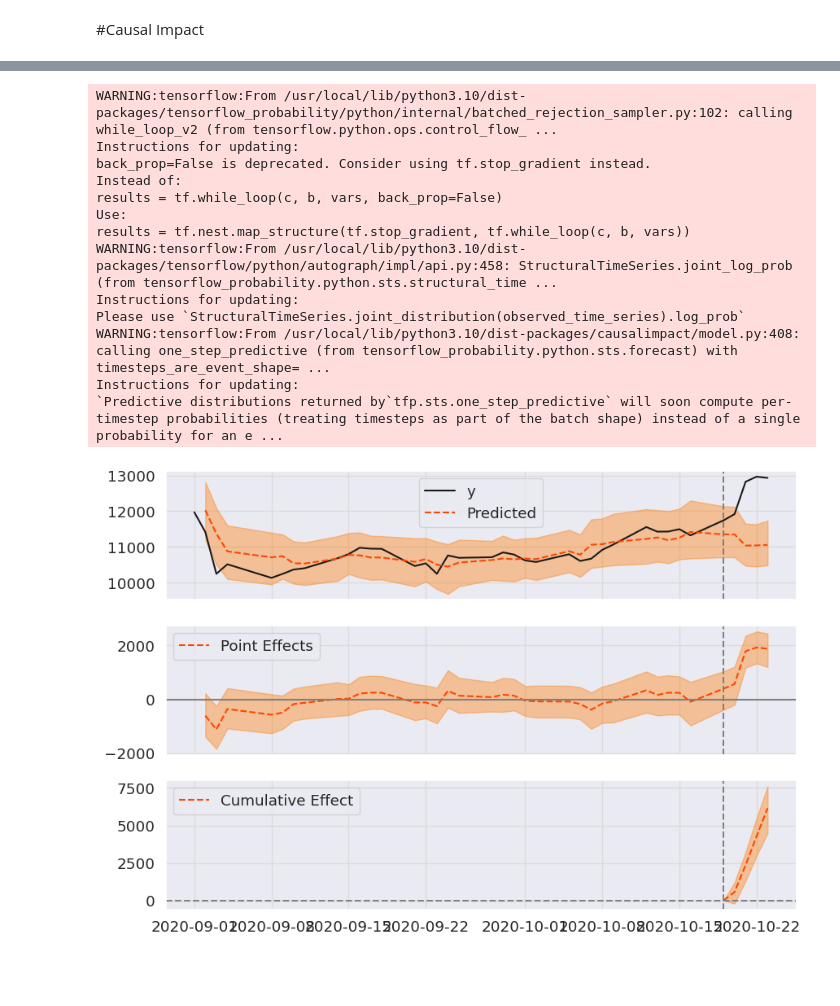
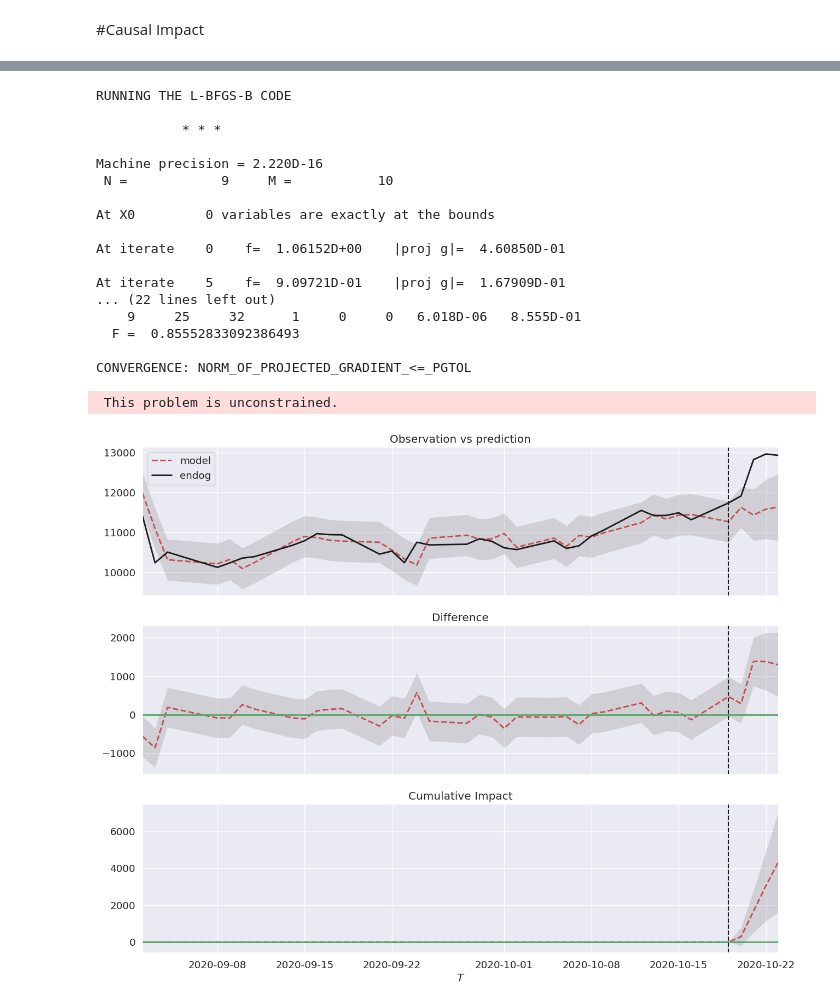
Before and after one commit to jcketterer/ztm_econometrics_and_casual_inference, a Jupyter notebook: google_causal_impact/Google_Causal_Impact.ipynb, the cells around one changed output, grey strips where cells are left out. Cells and saved outputs as stored; diff of their text form; code cells hidden in the pictures; blank space fills up the shorter version.

Commit message:
finished causal impact and demoed matching

```diff
--- a/google_causal_impact/Google_Causal_Impact.ipynb
+++ b/google_causal_impact/Google_Causal_Impact.ipynb
@@ -36,7 +33,7 @@ Date
 Name: y, dtype: float64
 # %%
 #Load more stock data
-stocks = ["ZAL.DE", "SQ", "CRSP", "TRMB", "JD", "DE", "KTOS", "GOOG"]
+stocks = ["NVDA", "SQ", "CRSP", "CVNA", "JD", "ZAL.DE", "KTOS", "GOOG"]
 X = yf.download(tickers = stocks,
                 start = training_start,
                 end = end_stock,
@@ -136,7 +137,7 @@ The Time Series is stationary
 # %%
 #Correlation Matrix
 plt.figure(figsize = (8,6))
-sns.set(font_scale = 1.2)
+sns.set_theme(font_scale = 1.2)
 sns.heatmap(differencing.corr(),
             annot = True,
             fmt = '.1g',
@@ -162,25 +163,32 @@ pre_period = [training_start, training_end]
 post_period = [treatment_start, treatment_end]
 # %%
 #Google Causal Impact
+
 impact = CausalImpact(data = df_final,
-                      pre_period = pre_period,
-                      post_period = post_period)
+                    pre_period = pre_period,
+                    post_period = post_period)
+impact.run()
 impact.plot()
 # %% [output]
-WARNING:tensorflow:From /usr/local/lib/python3.10/dist-packages/tensorflow_probability/python/internal/batched_rejection_sampler.py:102: calling while_loop_v2 (from tensorflow.python.ops.control_flow_ ...
-Instructions for updating:
-back_prop=False is deprecated. Consider using tf.stop_gradient instead.
-Instead of:
-results = tf.while_loop(c, b, vars, back_prop=False)
-Use:
-results = tf.nest.map_structure(tf.stop_gradient, tf.while_loop(c, b, vars))
-WARNING:tensorflow:From /usr/local/lib/python3.10/dist-packages/tensorflow/python/autograph/impl/api.py:458: StructuralTimeSeries.joint_log_prob (from tensorflow_probability.python.sts.structural_time ...
-Instructions for updating:
-Please use `StructuralTimeSeries.joint_distribution(observed_time_series).log_prob`
-WARNING:tensorflow:From /usr/local/lib/python3.10/dist-packages/causalimpact/model.py:408: calling one_step_predictive (from tensorflow_probability.python.sts.forecast) with timesteps_are_event_shape= ...
-Instructions for updating:
-`Predictive distributions returned by`tfp.sts.one_step_predictive` will soon compute per-timestep probabilities (treating timesteps as part of the batch shape) instead of a single probability for an e ...
+RUNNING THE L-BFGS-B CODE
+
+           * * *
+
+Machine precision = 2.220D-16
+ N =            9     M =           10
+
+At X0         0 variables are exactly at the bounds
+
+At iterate    0    f=  1.06152D+00    |proj g|=  4.60850D-01
+
+At iterate    5    f=  9.09721D-01    |proj g|=  1.67909D-01
+... (22 lines left out)
+    9     25     32      1     0     0   6.018D-06   8.555D-01
+  F =  0.85552833092386493
+
+CONVERGENCE: NORM_OF_PROJECTED_GRADIENT_<=_PGTOL
+ This problem is unconstrained.
-[figure, old version]
+[figure, new version]
 # %%
 #Summary
 print(impact.summary())
```
Also changed, not shown: parts of 15 cells of this notebook, 2 other files.
